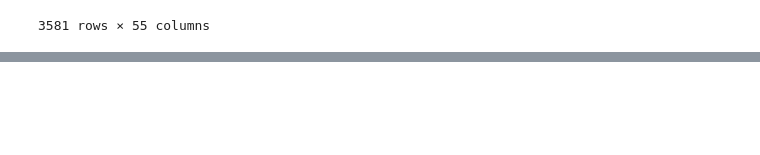
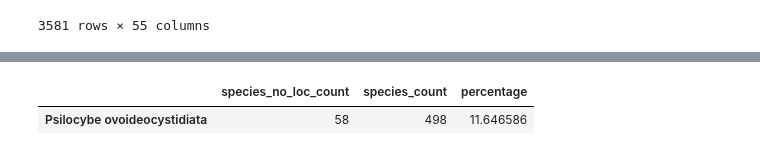
Before and after one commit to charlescoult/fungi, a Jupyter notebook: gbif/gbif_obs_cleaning_2.ipynb, the cells around one changed output, grey strips where cells are left out. Drawn from its saved outputs; the diff is of its cells as text; code cells hidden in the pictures; blank space fills up the shorter version.

```diff
--- a/gbif/gbif_obs_cleaning_2.ipynb
+++ b/gbif/gbif_obs_cleaning_2.ipynb
@@ -266,0 +373,8 @@ obs[ obs['decimalLatitude'].isnull() ]
+# %%
+merge[
+    (merge['species_count'] > 100) &
+    (merge['percentage'] > 10)
+]
+# %% [output]
+|  | species_no_loc_count | species_count | percentage |
+| Psilocybe ovoideocystidiata | 58 | 498 | 11.646586 |
```
Also changed, not shown: parts of 17 cells of this notebook, 16 other files.
